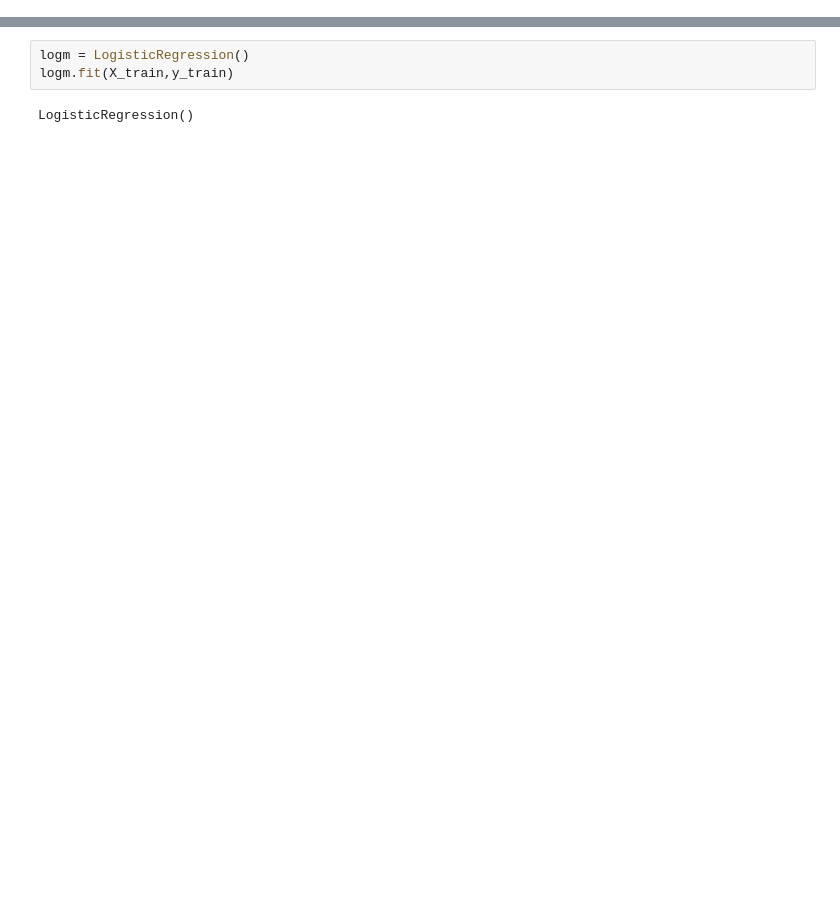
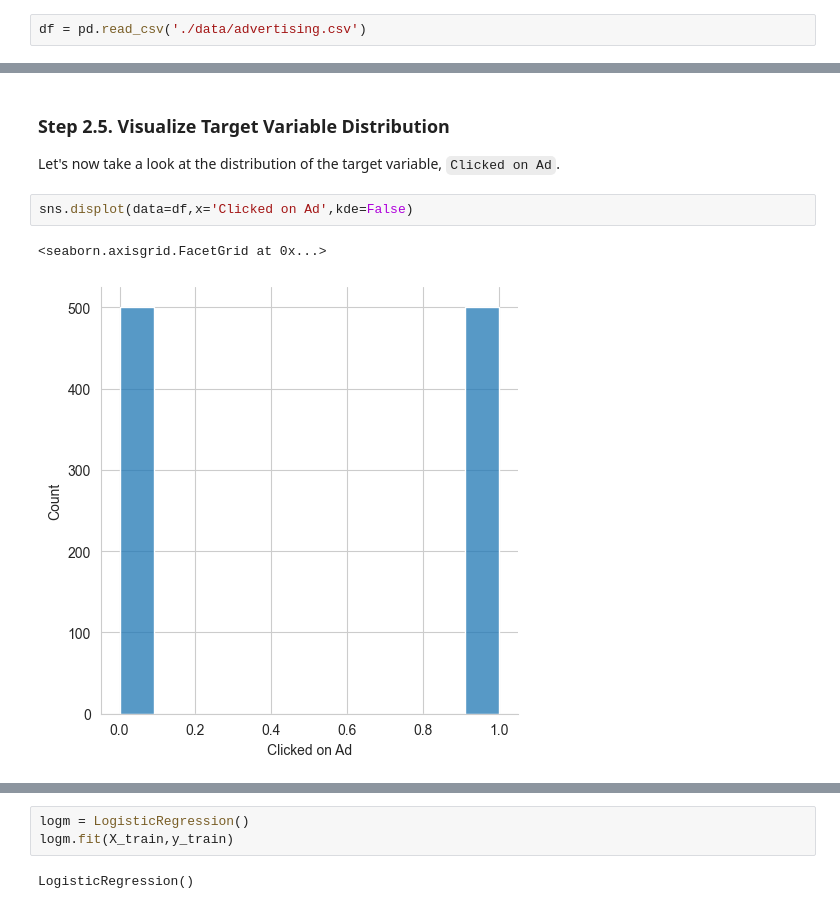
Before and after one commit to astrosica/data-science-portfolio, a Jupyter notebook: Machine Learning/Learning/Logistic Regression/Logistic Regression.ipynb, the cells around one changed output, grey strips where cells are left out. Drawn from its saved outputs; the diff is of its cells as text; blank space fills up the shorter version.

```diff
--- a/Machine Learning/Learning/Logistic Regression/Logistic Regression.ipynb
+++ b/Machine Learning/Learning/Logistic Regression/Logistic Regression.ipynb
@@ -187,0 +45,2 @@ X_train, X_test, y_train, y_test = train_test_split(X, y, test_size=0.3, random_
+# %%
+df = pd.read_csv('./data/advertising.csv')
@@ -187,0 +166,8 @@ X_train, X_test, y_train, y_test = train_test_split(X, y, test_size=0.3, random_
+# %% [markdown]
+### Step 2.5. Visualize Target Variable Distribution
+Let's now take a look at the distribution of the target variable, `Clicked on Ad`.
+# %%
+sns.displot(data=df,x='Clicked on Ad',kde=False)
+# %% [output]
+<seaborn.axisgrid.FacetGrid at 0x...>
+[figure, added]
```
Also changed, not shown: parts of 118 cells of this notebook, 1 other file.
